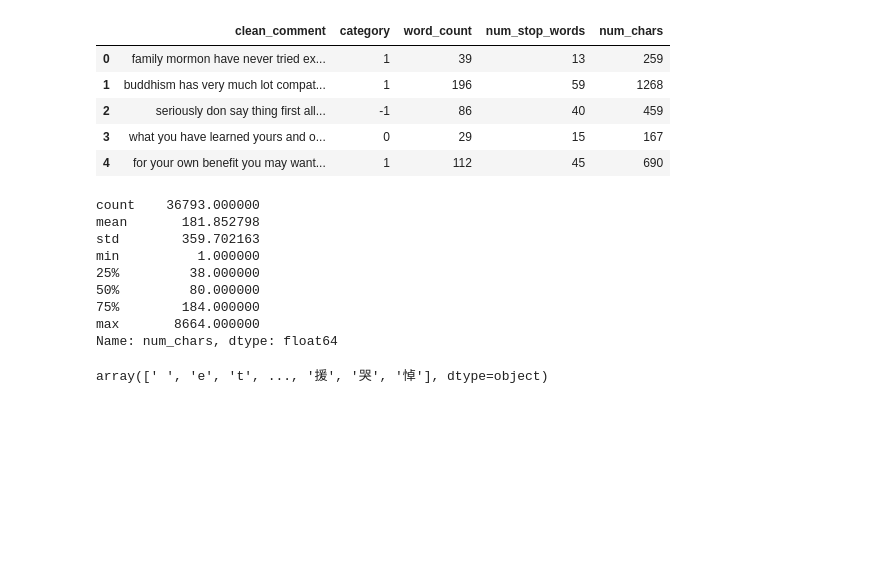
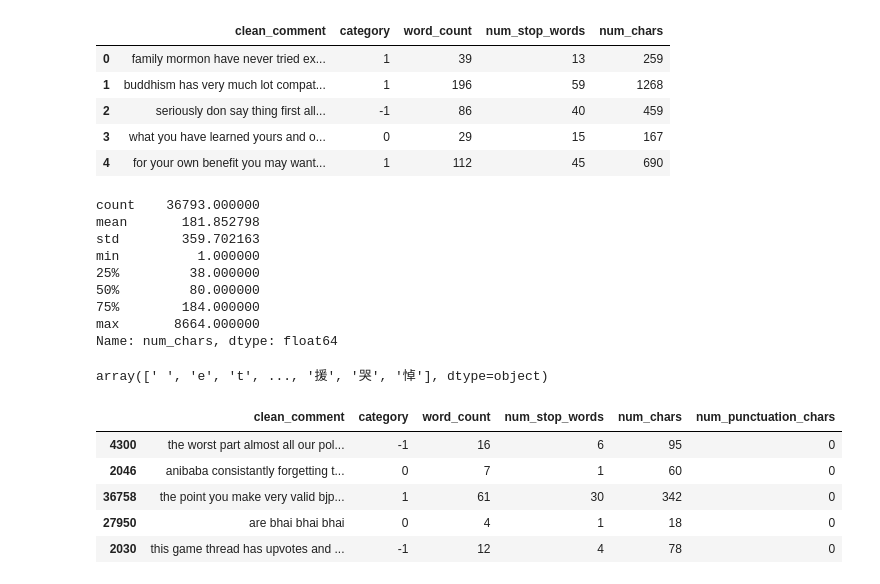
Before and after one commit to shovo896/Youtube_Sentiment_Insights, a Jupyter notebook: notebooks/preprocessing_and_eda.ipynb, the cells around one changed output. Saved outputs shown, nothing was run; the diff lists cells and outputs as text; code cells hidden in the pictures; blank space fills up the shorter version.

```diff
--- a/notebooks/preprocessing_and_eda.ipynb
+++ b/notebooks/preprocessing_and_eda.ipynb
@@ -400,3 +400,17 @@ char_frequency_df = pd.DataFrame(char_frequency.items(), columns=['character', '
 char_frequency_df['character'].values
 # %% [output]
 array([' ', 'e', 't', ..., '援', '哭', '悼'], dtype=object)
+# %%
+# Create a new column 'num_punctuation_chars' to count punctuation characters in each comment
+df['num_punctuation_chars'] = df['clean_comment'].apply(
+    lambda x: sum([1 for char in x if char in '.,!?;:"\'()[]{}-'])
+)
+
+df.sample(5)
+# %% [output]
+|  | clean_comment | category | word_count | num_stop_words | num_chars | num_punctuation_chars |
+| 4300 | the worst part almost all our pol... | -1 | 16 | 6 | 95 | 0 |
+| 2046 | anibaba consistantly forgetting t... | 0 | 7 | 1 | 60 | 0 |
+| 36758 | the point you make very valid bjp... | 1 | 61 | 30 | 342 | 0 |
+| 27950 | are bhai bhai bhai | 0 | 4 | 1 | 18 | 0 |
+| 2030 | this game thread has upvotes and ... | -1 | 12 | 4 | 78 | 0 |
```
